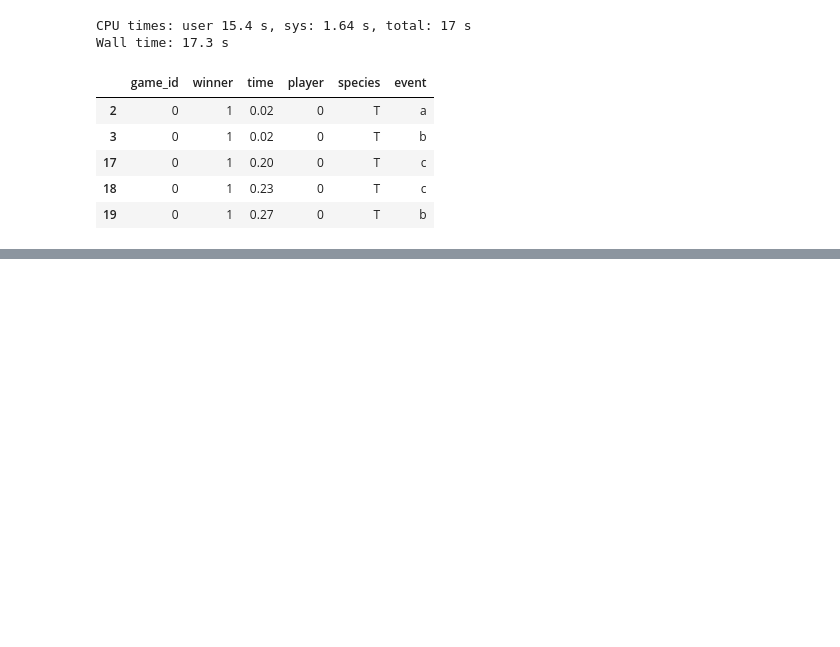
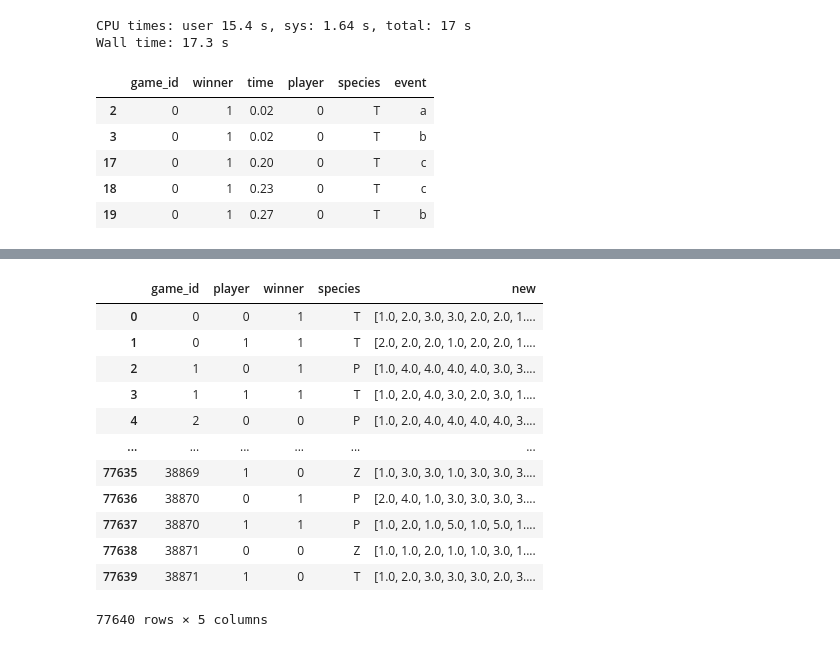
Before and after one commit to Yoonyoung-Cho/things, a Jupyter notebook: Sequence practice.ipynb, the cells around one changed output, grey strips where cells are left out. Drawn from its saved outputs; the diff is of its cells as text; code cells hidden in the pictures; blank space fills up the shorter version.

```diff
--- a/Sequence practice.ipynb
+++ b/Sequence practice.ipynb
@@ -376,0 +377,14 @@ noCam.head() #자 이걸 어떻게,,어떻게하지?
+# %%
+noCam = train[train['event']!='Camera'].drop('event_contents',axis=1)
+# %%
+%%time
+
+noCam.loc[(noCam.event=='Selection'),'event2'] = 1
+noCam.loc[(noCam.event=='Ability'),'event2'] = 2
+noCam.loc[(noCam.event=='Right Click'),'event2'] = 3
+noCam.loc[(noCam.event=='SetControlGroup'),'event2'] = 4
+noCam.loc[(noCam.event=='GetControlGroup'),'event2'] = 5
+noCam.loc[(noCam.event=='AddToControlGroup'),'event2'] = 6
+noCam.loc[(noCam.event=='ControlGrou'),'event2'] = 7
+
+noCam.head()
@@ -376,0 +400,7 @@ noCam.head() #자 이걸 어떻게,,어떻게하지?
+# %%
+%%time
+# 이제 경기당 유저의 행동을 벡터화 시킴
+data = noCam.groupby(['game_id','player','winner','species']).event2.apply(list).reset_index(name='new')
+data
+# 야호 성공
+# %% [output]
@@ -376,0 +409,13 @@ noCam.head() #자 이걸 어떻게,,어떻게하지?
+|  | game_id | player | winner | species | new |
+| 0 | 0 | 0 | 1 | T | [1.0, 2.0, 3.0, 3.0, 2.0, 2.0, 1.... |
+| 1 | 0 | 1 | 1 | T | [2.0, 2.0, 2.0, 1.0, 2.0, 2.0, 1.... |
+| 2 | 1 | 0 | 1 | P | [1.0, 4.0, 4.0, 4.0, 4.0, 3.0, 3.... |
+| 3 | 1 | 1 | 1 | T | [1.0, 2.0, 4.0, 3.0, 2.0, 3.0, 1.... |
+| 4 | 2 | 0 | 0 | P | [1.0, 2.0, 4.0, 4.0, 4.0, 4.0, 3.... |
+| ... | ... | ... | ... | ... | ... |
+| 77635 | 38869 | 1 | 0 | Z | [1.0, 3.0, 3.0, 1.0, 3.0, 3.0, 3.... |
+| 77636 | 38870 | 0 | 1 | P | [2.0, 4.0, 1.0, 3.0, 3.0, 3.0, 3.... |
+| 77637 | 38870 | 1 | 1 | P | [1.0, 2.0, 1.0, 5.0, 1.0, 5.0, 1.... |
+| 77638 | 38871 | 0 | 0 | Z | [1.0, 1.0, 2.0, 1.0, 1.0, 3.0, 1.... |
+| 77639 | 38871 | 1 | 0 | T | [1.0, 2.0, 3.0, 3.0, 3.0, 2.0, 3.... |
+77640 rows × 5 columns
```
Also changed, not shown: parts of 13 cells of this notebook, 2 other files.
